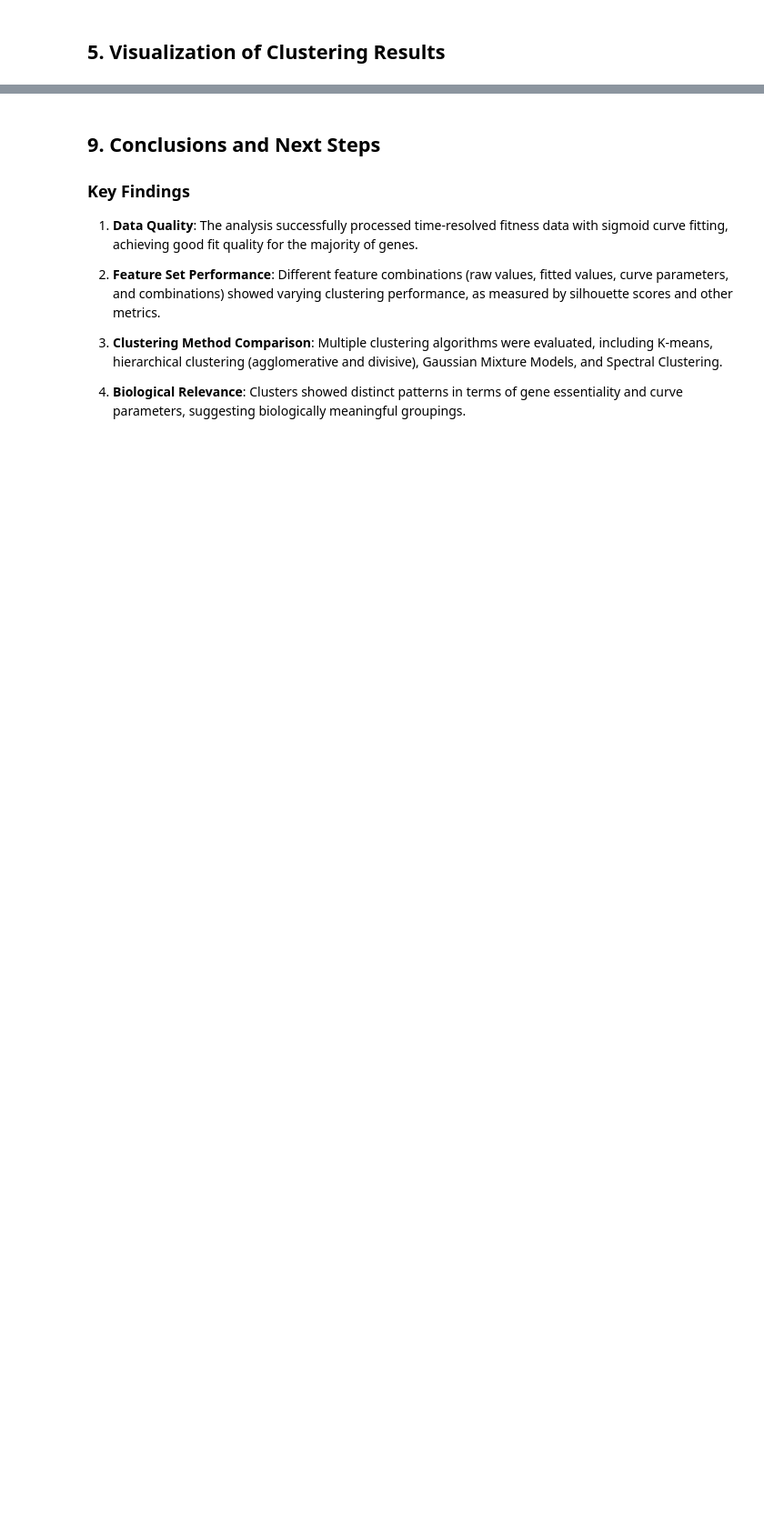
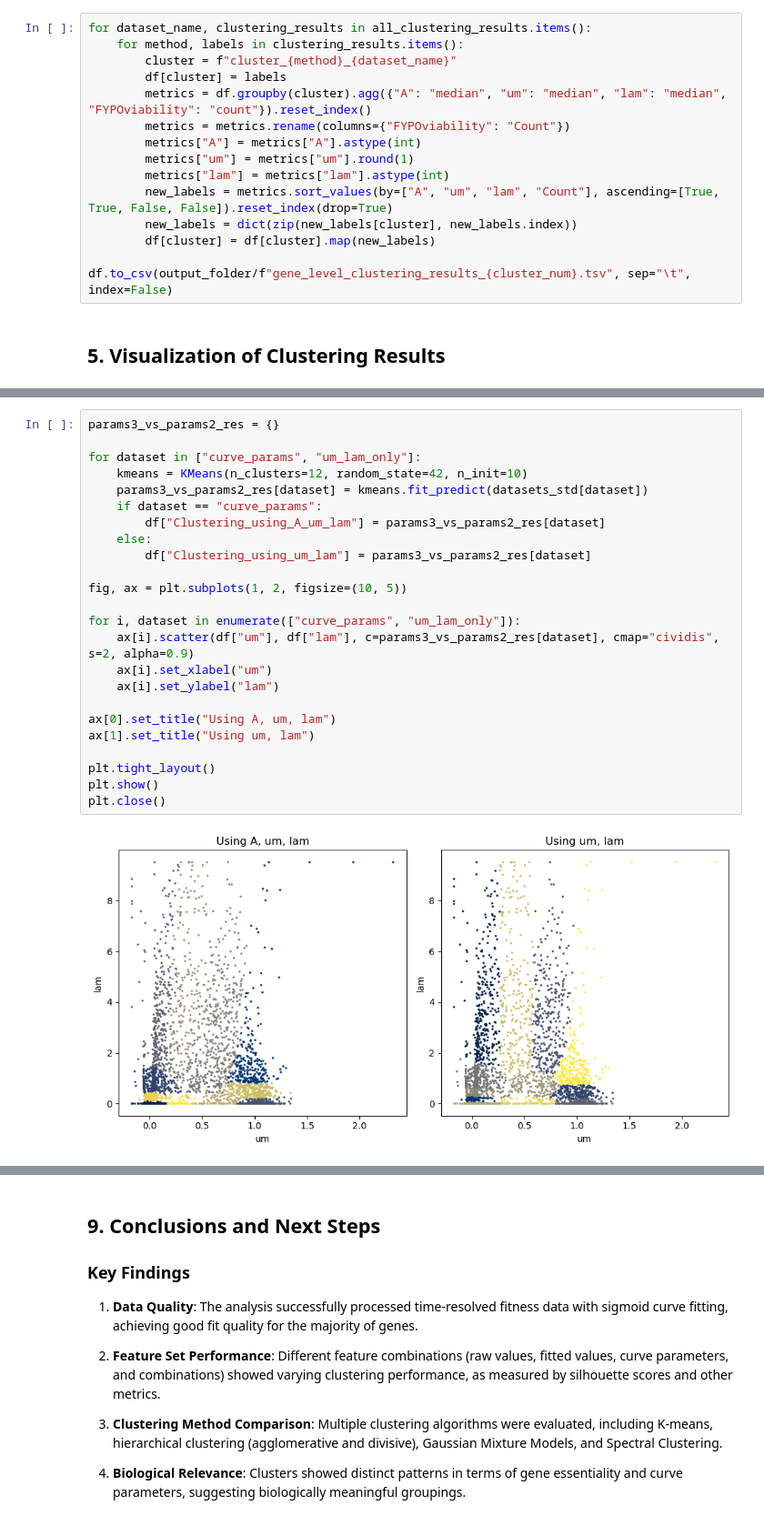
Before and after one commit to DIT-HAP/DIT_HAP_pipeline, a Jupyter notebook: workflow/notebooks/gene_level_clustering.ipynb, the cells around one changed output, grey strips where cells are left out. Shown at 91% size. Saved outputs shown, nothing was run; the diff lists cells and outputs as text; blank space fills up the shorter version.

```diff
--- a/workflow/notebooks/gene_level_clustering.ipynb
+++ b/workflow/notebooks/gene_level_clustering.ipynb
@@ -619,2 +631,17 @@ kmeans:
+# %%
+for dataset_name, clustering_results in all_clustering_results.items():
+    for method, labels in clustering_results.items():
+        cluster = f"cluster_{method}_{dataset_name}"
+        df[cluster] = labels
+        metrics = df.groupby(cluster).agg({"A": "median", "um": "median", "lam": "median", "FYPOviability": "count"}).reset_index()
+        metrics = metrics.rename(columns={"FYPOviability": "Count"})
+        metrics["A"] = metrics["A"].astype(int)
+        metrics["um"] = metrics["um"].round(1)
+        metrics["lam"] = metrics["lam"].astype(int)
+        new_labels = metrics.sort_values(by=["A", "um", "lam", "Count"], ascending=[True, True, False, False]).reset_index(drop=True)
+        new_labels = dict(zip(new_labels[cluster], new_labels.index))
+        df[cluster] = df[cluster].map(new_labels)
+
+df.to_csv(output_folder/f"gene_level_clustering_results_{cluster_num}.tsv", sep="\t", index=False)
 # %% [markdown]
 ## 5. Visualization of Clustering Results
@@ -620,0 +701,26 @@ kmeans:
+# %%
+params3_vs_params2_res = {}
+
+for dataset in ["curve_params", "um_lam_only"]:
+    kmeans = KMeans(n_clusters=12, random_state=42, n_init=10)
+    params3_vs_params2_res[dataset] = kmeans.fit_predict(datasets_std[dataset])
+    if dataset == "curve_params":
+        df["Clustering_using_A_um_lam"] = params3_vs_params2_res[dataset]
+    else:
+        df["Clustering_using_um_lam"] = params3_vs_params2_res[dataset]
+
+fig, ax = plt.subplots(1, 2, figsize=(10, 5))
+
+for i, dataset in enumerate(["curve_params", "um_lam_only"]):
+    ax[i].scatter(df["um"], df["lam"], c=params3_vs_params2_res[dataset], cmap="cividis", s=2, alpha=0.9)
+    ax[i].set_xlabel("um")
+    ax[i].set_ylabel("lam")
+
+ax[0].set_title("Using A, um, lam")
+ax[1].set_title("Using um, lam")
+
+plt.tight_layout()
+plt.show()
+plt.close()
+# %% [output]
+[figure, added]
```
Also changed, not shown: parts of 25 cells of this notebook, 28 other files.
